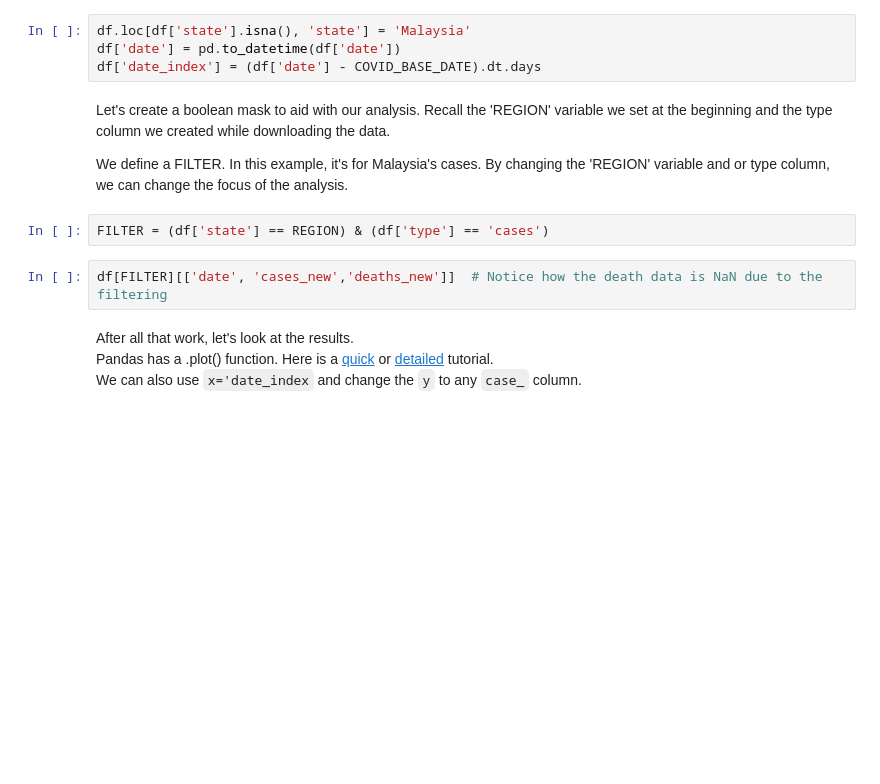
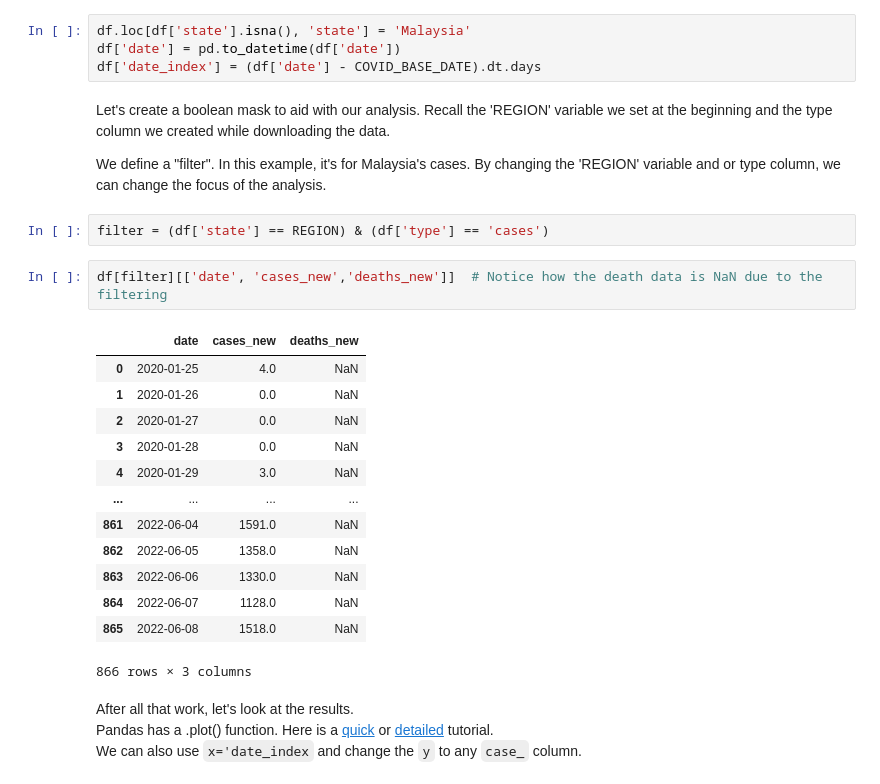
Before and after one commit to monash-emu/AuTuMN, a Jupyter notebook: notebooks/capacity_building/1-basic-model.ipynb, the cells around one changed output. Cells and saved outputs as stored; diff of their text form; blank space fills up the shorter version.

```diff
--- a/notebooks/capacity_building/1-basic-model.ipynb
+++ b/notebooks/capacity_building/1-basic-model.ipynb
@@ -133,11 +146,25 @@ df['date_index'] = (df['date'] - COVID_BASE_DATE).dt.days
 # %% [markdown]
 Let's create a boolean mask to aid with our analysis. Recall the 'REGION' variable we set at the beginning and the type column we created while downloading the data.<br>
 
-We define a FILTER. In this example, it's for Malaysia's cases. By changing the 'REGION' variable and or type column, we can change the focus of the analysis.
+We define a "filter". In this example, it's for Malaysia's cases. By changing the 'REGION' variable and or type column, we can change the focus of the analysis.
 # %%
-FILTER = (df['state'] == REGION) & (df['type'] == 'cases')
+filter = (df['state'] == REGION) & (df['type'] == 'cases')
 # %%
-df[FILTER][['date', 'cases_new','deaths_new']]  # Notice how the death data is NaN due to the filtering
+df[filter][['date', 'cases_new','deaths_new']]  # Notice how the death data is NaN due to the filtering
+# %% [output]
+|  | date | cases_new | deaths_new |
+| 0 | 2020-01-25 | 4.0 | NaN |
+| 1 | 2020-01-26 | 0.0 | NaN |
+| 2 | 2020-01-27 | 0.0 | NaN |
+| 3 | 2020-01-28 | 0.0 | NaN |
+| 4 | 2020-01-29 | 3.0 | NaN |
+| ... | ... | ... | ... |
+| 861 | 2022-06-04 | 1591.0 | NaN |
+| 862 | 2022-06-05 | 1358.0 | NaN |
+| 863 | 2022-06-06 | 1330.0 | NaN |
+| 864 | 2022-06-07 | 1128.0 | NaN |
+| 865 | 2022-06-08 | 1518.0 | NaN |
+866 rows × 3 columns
 # %% [markdown]
 After all that work, let's look at the results.<br />
 Pandas has a .plot() function. Here is a [quick](https://pandas.pydata.org/docs/getting_started/intro_tutorials/04_plotting.html) or [detailed](https://pandas.pydata.org/pandas-docs/stable/user_guide/visualization.html?highlight=plot) tutorial.<br />
```
Also changed, not shown: parts of 14 cells of this notebook.
